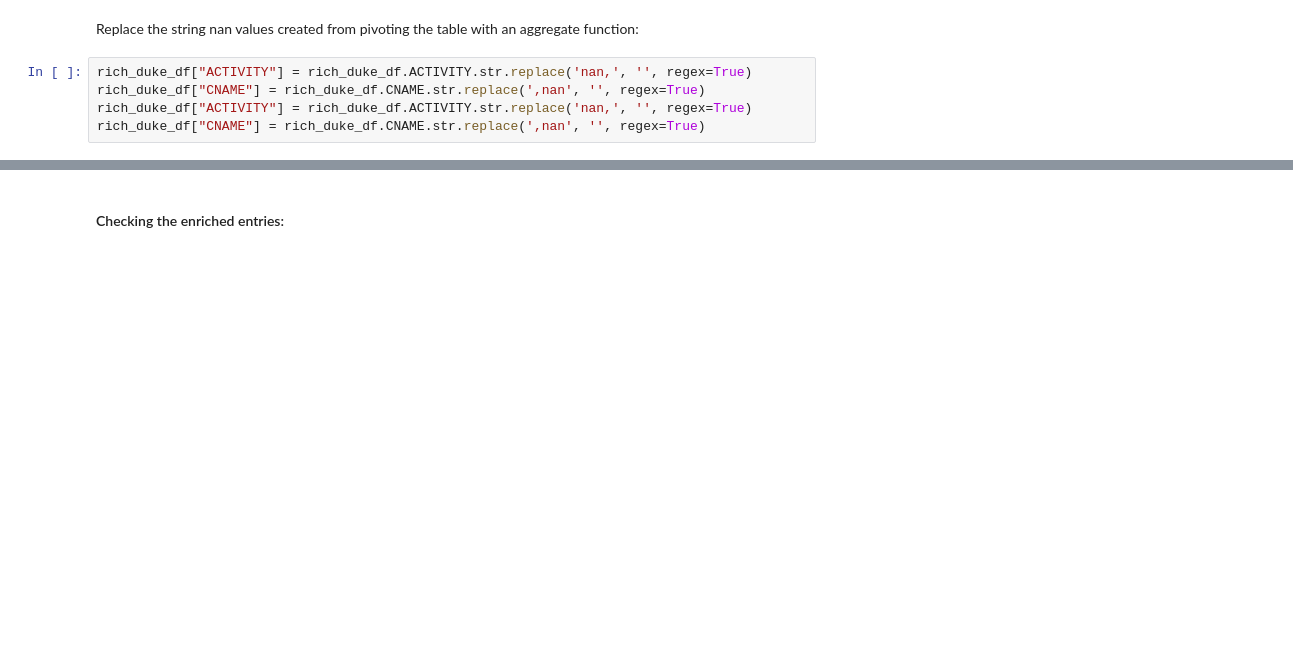
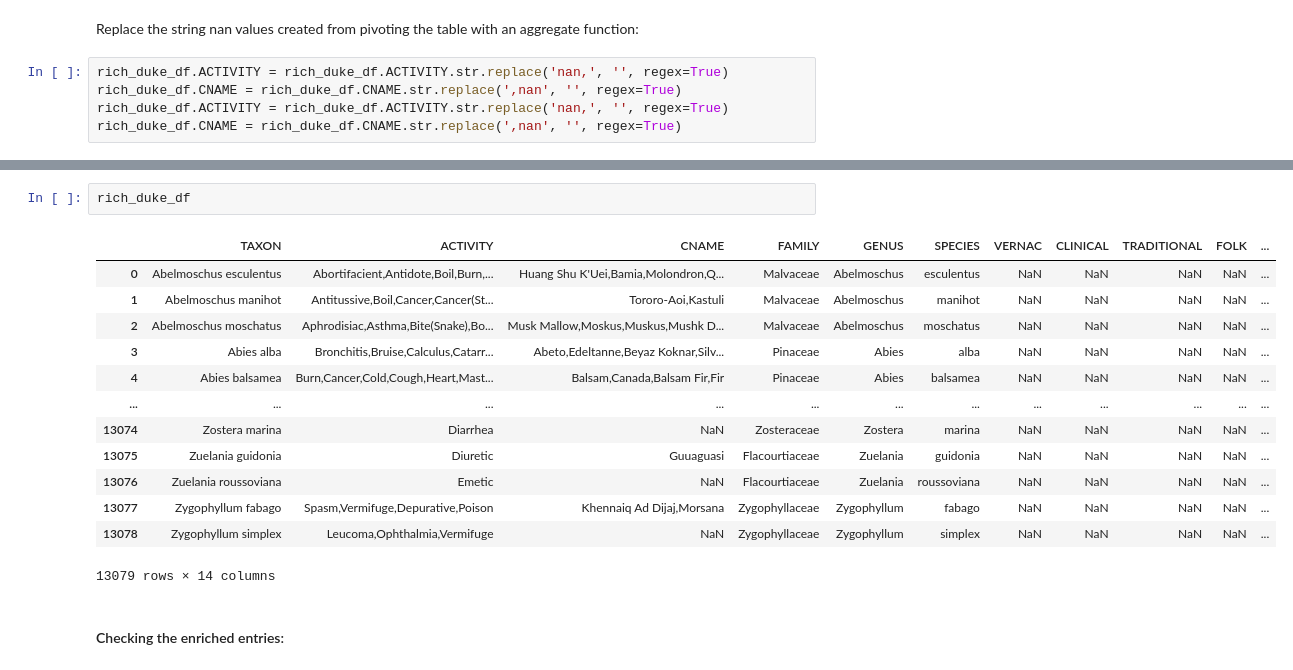
Before and after one commit to TechLabs-Berlin/wt23-naturdoc, a Jupyter notebook: ds/notebooks/data_enrichment.ipynb, the cells around one changed output, grey strips where cells are left out. Drawn from its saved outputs; the diff is of its cells as text; blank space fills up the shorter version.

```diff
--- a/ds/notebooks/data_enrichment.ipynb
+++ b/ds/notebooks/data_enrichment.ipynb
@@ -894,7 +893,7 @@ rich_duke_df.loc[filt_chrysanthemumparthenium]
 # %% [markdown]
 Replace the string nan values created from pivoting the table with an aggregate function:
 # %%
-rich_duke_df["ACTIVITY"] = rich_duke_df.ACTIVITY.str.replace('nan,', '', regex=True)
-rich_duke_df["CNAME"] = rich_duke_df.CNAME.str.replace(',nan', '', regex=True)
-rich_duke_df["ACTIVITY"] = rich_duke_df.ACTIVITY.str.replace('nan,', '', regex=True)
-rich_duke_df["CNAME"] = rich_duke_df.CNAME.str.replace(',nan', '', regex=True)
+rich_duke_df.ACTIVITY = rich_duke_df.ACTIVITY.str.replace('nan,', '', regex=True)
+rich_duke_df.CNAME = rich_duke_df.CNAME.str.replace(',nan', '', regex=True)
+rich_duke_df.ACTIVITY = rich_duke_df.ACTIVITY.str.replace('nan,', '', regex=True)
+rich_duke_df.CNAME = rich_duke_df.CNAME.str.replace(',nan', '', regex=True)
@@ -901,3 +915,19 @@ rich_duke_df["CNAME"] = rich_duke_df.CNAME.str.replace(',nan', '', regex=True)
+# %%
+rich_duke_df
+# %% [output]
+|  | TAXON | ACTIVITY | CNAME | FAMILY | GENUS | SPECIES | VERNAC | CLINICAL | TRADITIONAL | FOLK | ... |
+| 0 | Abelmoschus esculentus | Abortifacient,Antidote,Boil,Burn,... | Huang Shu K'Uei,Bamia,Molondron,Q... | Malvaceae | Abelmoschus | esculentus | NaN | NaN | NaN | NaN | ... |
+| 1 | Abelmoschus manihot | Antitussive,Boil,Cancer,Cancer(St... | Tororo-Aoi,Kastuli | Malvaceae | Abelmoschus | manihot | NaN | NaN | NaN | NaN | ... |
+| 2 | Abelmoschus moschatus | Aphrodisiac,Asthma,Bite(Snake),Bo... | Musk Mallow,Moskus,Muskus,Mushk D... | Malvaceae | Abelmoschus | moschatus | NaN | NaN | NaN | NaN | ... |
+| 3 | Abies alba | Bronchitis,Bruise,Calculus,Catarr... | Abeto,Edeltanne,Beyaz Koknar,Silv... | Pinaceae | Abies | alba | NaN | NaN | NaN | NaN | ... |
+| 4 | Abies balsamea | Burn,Cancer,Cold,Cough,Heart,Mast... | Balsam,Canada,Balsam Fir,Fir | Pinaceae | Abies | balsamea | NaN | NaN | NaN | NaN | ... |
+| ... | ... | ... | ... | ... | ... | ... | ... | ... | ... | ... | ... |
+| 13074 | Zostera marina | Diarrhea | NaN | Zosteraceae | Zostera | marina | NaN | NaN | NaN | NaN | ... |
+| 13075 | Zuelania guidonia | Diuretic | Guuaguasi | Flacourtiaceae | Zuelania | guidonia | NaN | NaN | NaN | NaN | ... |
+| 13076 | Zuelania roussoviana | Emetic | NaN | Flacourtiaceae | Zuelania | roussoviana | NaN | NaN | NaN | NaN | ... |
+| 13077 | Zygophyllum fabago | Spasm,Vermifuge,Depurative,Poison | Khennaiq Ad Dijaj,Morsana | Zygophyllaceae | Zygophyllum | fabago | NaN | NaN | NaN | NaN | ... |
+| 13078 | Zygophyllum simplex | Leucoma,Ophthalmia,Vermifuge | NaN | Zygophyllaceae | Zygophyllum | simplex | NaN | NaN | NaN | NaN | ... |
+13079 rows × 14 columns
 # %% [markdown]
 #### Checking the enriched entries:
 # %%
```
Also changed, not shown: parts of 3 cells of this notebook, 2 other files.
